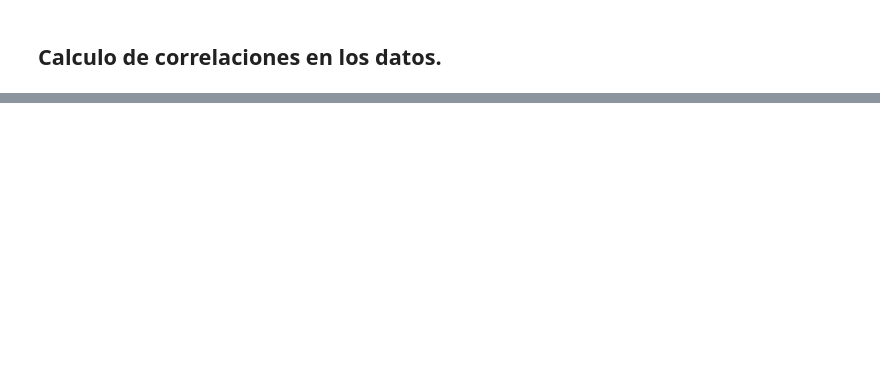
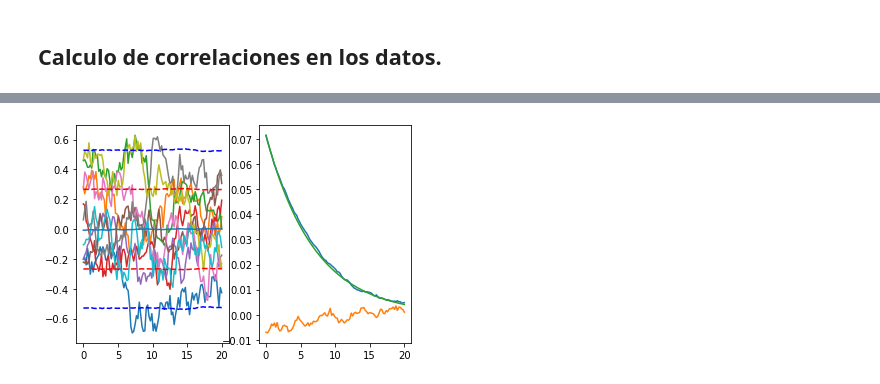
Before and after one commit to juanlu29/juanlu29, a Jupyter notebook: preprocesadoDatosContaminacionMadrid.ipynb, the cells around one changed output, grey strips where cells are left out. Drawn from its saved outputs; the diff is of its cells as text; code cells hidden in the pictures; blank space fills up the shorter version.

```diff
--- a/preprocesadoDatosContaminacionMadrid.ipynb
+++ b/preprocesadoDatosContaminacionMadrid.ipynb
@@ -227,0 +298,85 @@ Correlacion entre un punto y j : 999  siguientes
+# %%
+import itertools
+
+
+def procesoOU(n,dt,tau):
+  '''
+  Genera un proceso OU
+  n es la longitud del proceso estocástico
+  dt es el paso temporal
+  tau es la escala caracteríística de tiempos del proceso
+  '''
+
+  def relacionRecursiva(i,dt,tau,xiou):
+    '''
+    Esta funcion es para calcular de forma recursiva los diferentes terminos del proceso OU
+    '''
+    if i == 0:
+      xiou[0] = random.gauss(0,1)/np.sqrt(2*tau)
+    else:
+      xiou[i] = xiou[i-1]*np.exp(-dt/tau)+np.sqrt((1-np.exp(-(2*dt)/tau))/(2*tau))*random.gauss(0,1)
+
+    return xiou[i]
+
+  xiou = np.zeros(n)
+
+  realizacionOU = np.asarray([ relacionRecursiva(i,dt,tau,xiou) for i in range(n)])
+
+  return realizacionOU
+
+def matrizCov(muestra,longitudProceso,realizaciones):
+  '''
+  La muestra es un iterable o lista con un numero determinado de muestras del proceso sobre el que calcular correlaciones
+  '''
+
+  # Es una matriz
+  correlacion = np.zeros([longitudProceso,longitudProceso])
+
+  # Necesitamos derivar la media previamente
+  media = np.zeros(longitudProceso)
+  media = (1./float(realizaciones))*np.sum(muestra, axis=0)
+
+  # Promediando
+  for k in range(realizaciones):
+    vectorfila = np.array([muestra[k]-media])
+    productosCovariantes = np.matmul(vectorfila.T,vectorfila)
+    correlacion += productosCovariantes # Es una suma de matrices
+
+  # Normalizado de la matriz
+  correlacion = correlacion*(1./float(realizaciones))
+  return np.asarray(correlacion), np.asarray(media)
+
+
+
+
+n = 4000 # realizacones
+m = 100 # longitud Proceso
+dt = 0.2 # paso temporal
+tau = 7. # Escala temporal del proceso
+
+x = np.linspace(0,m*dt,m) # dominio del proceso
+
+print("Calculamos muestra")
+muestra = [procesoOU(m,dt,tau) for i in range(n)]
+
+print("Calculamos correlaciones")
+corr, media = matrizCov(muestra,m,n)
+
+fig, (ax1,ax2) = plt.subplots(1,2)
+
+ax2.plot(x,corr[0,:])
+ax2.plot(x,media)
+ax2.plot(x,(1./(2*tau))*np.exp(-x/tau))
+
+[ax1.plot(x,muestra[i][:]) for i in range(10)]
+
+sigma = np.asarray([np.sqrt(corr[i,i]) for i in range(m)])
+
+ax1.plot(x,media)
+ax1.plot(x,sigma,'r--')
+ax1.plot(x,1.98*sigma,'b--')
+ax1.plot(x,-sigma,'r--')
+ax1.plot(x,-1.98*sigma,'b--')
+
+fig.show()
+# %% [output]
@@ -227,0 +385 @@ Correlacion entre un punto y j : 999  siguientes
+[figure, added]
```
Also changed, not shown: parts of 7 cells of this notebook.
